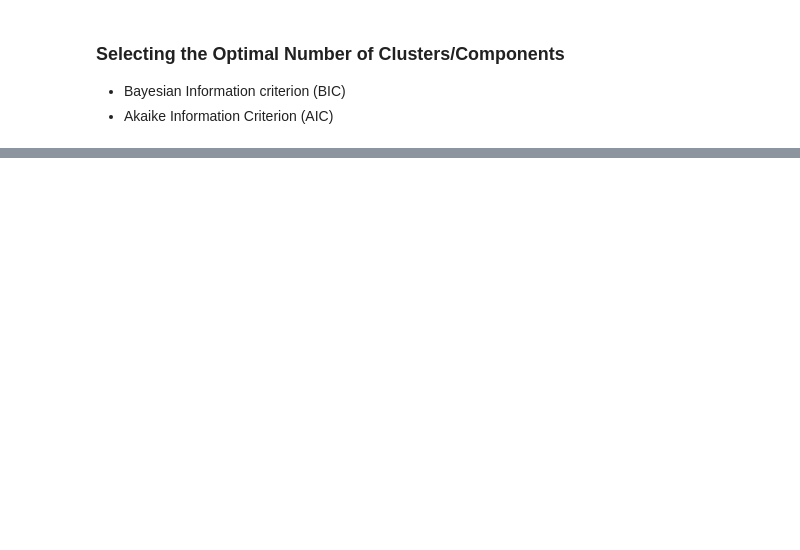
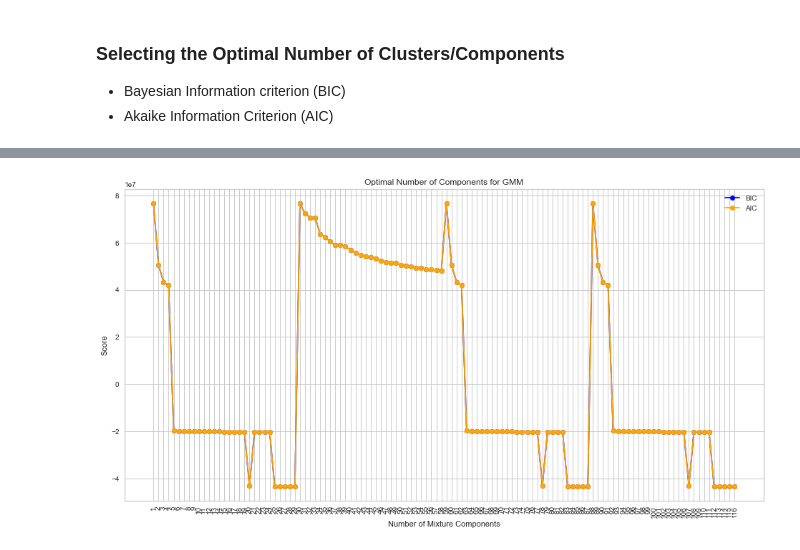
Before and after one commit to Ellie190/Student-Segmentation, a Jupyter notebook: edm_analysis.ipynb, the cells around one changed output, grey strips where cells are left out. Drawn from its saved outputs; the diff is of its cells as text; code cells hidden in the pictures; blank space fills up the shorter version.

```diff
--- a/edm_analysis.ipynb
+++ b/edm_analysis.ipynb
@@ -320,4 +320,5 @@ print('Optimal number of clusters based on silhouette score:', sm_df2['centers']
 # %%
 # Sum of clicks dataframe for GMM
 sc_gmm_df = df_studentVle['sum_click']
-sc_gmm_df.head()
+sc_gmm_df = sc_gmm_df.values.reshape(-1,1)
+sc_gmm_df
@@ -355,0 +403,12 @@ aic_score_2.head(n=2)
+# %%
+# Plot the BIC and AIC values together
+fig, ax = plt.subplots(figsize=(16,8),nrows=1)
+ax.plot(range(1, 117), bic_score_1.BIC_Score, '-o', color='blue', label = 'BIC')
+ax.plot(range(1, 117), aic_score_1.AIC_Score, '-o', color='orange', label = 'AIC')
+ax.set(xlabel='Number of Mixture Components', ylabel='Score')
+ax.set_xticks(range(1, 117))
+ax.set_xticklabels(ax.get_xticks(), rotation = 90)
+ax.set_title('Optimal Number of Components for GMM');
+plt.legend();
+# %% [output]
+[figure, added]
```
Also changed, not shown: parts of 8 cells of this notebook.
